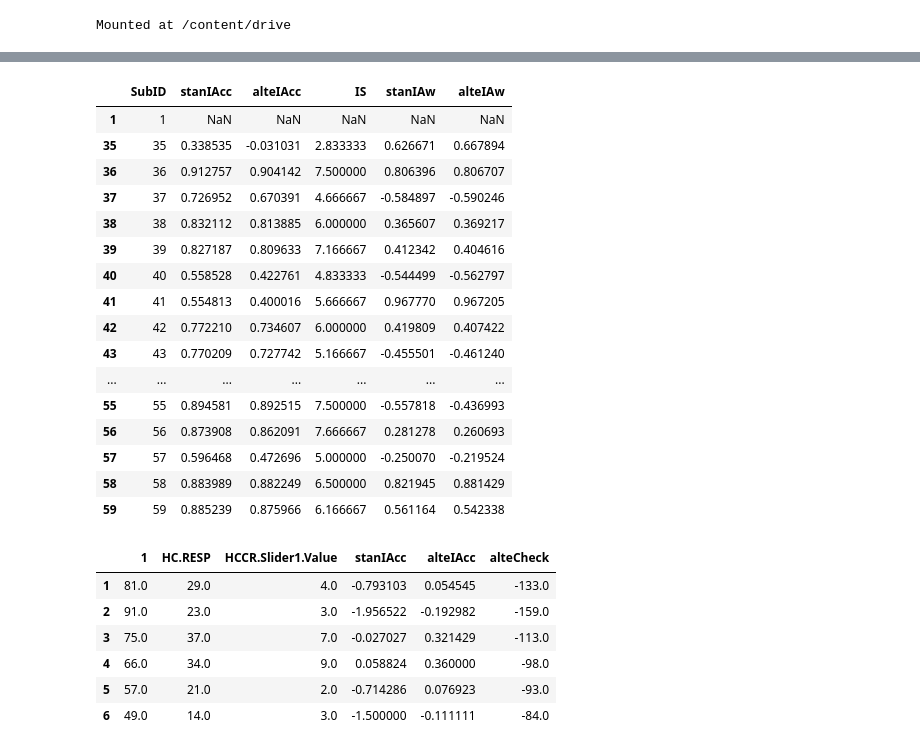
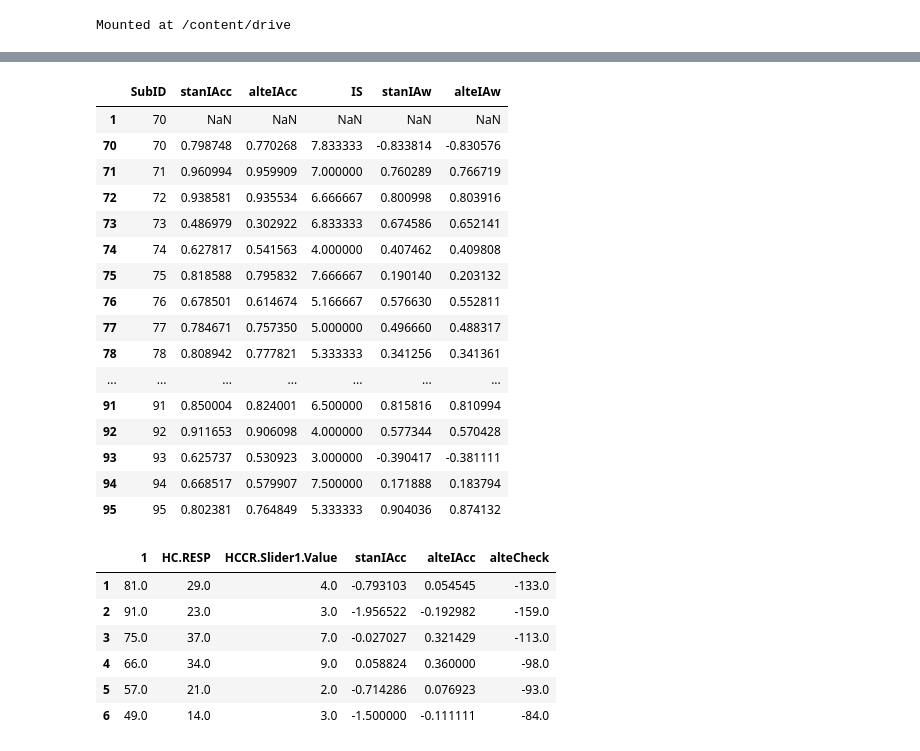
Before and after one commit to daonly/personal, a Jupyter notebook: [Conf]_physio.ipynb, the cells around one changed output, grey strips where cells are left out. Drawn from its saved outputs; the diff is of its cells as text; code cells hidden in the pictures.

```diff
--- a/[Conf]_physio.ipynb
+++ b/[Conf]_physio.ipynb
@@ -84,7 +84,7 @@ for i in range(32, 33):
 
 hrvdf = pd.DataFrame()
 
-for i in range(35,36):
+for i in range(70,71):
 
   ## SubID
   SubID = str(i)
@@ -106,7 +106,7 @@ for i in range(35,36):
   hrvnonlin = nk.hrv_nonlinear(peaks, sampling_rate=2000, show=False)
   hrvdf = pd.concat([hrvdf, hrvnonlin], axis=1, ignore_index=False)
 
-for i in range(36,60):
+for i in range(71,96):
   hrvdf1 = pd.DataFrame()
 
   ## SubID
@@ -130,7 +130,7 @@ for i in range(36,60):
   hrvdf1 = pd.concat([hrvdf1, hrvnonlin], axis=1, ignore_index=False)
   hrvdf = pd.concat([hrvdf, hrvdf1], ignore_index=True)
 
-savefile = savepath+f'/HRVDataIII_35 to 59.xlsx'
+savefile = savepath+f'/HRVDataIII_70 to 95.xlsx'
 hrvdf.to_excel(savefile, index=False)
 
 hrvdf
@@ -157,10 +157,10 @@ hrvdf
 ### HCT: range 설정 필!
 
 hctdf = pd.DataFrame()
-hctdf.loc[1, 1] = '1'  #여기도 수정 필!
+hctdf.loc[1, 1] = '70'  #여기도 수정 필!
 hctdf.columns = ['SubID']
 
-for i in range(35,60):
+for i in range(70,96):
 
   ## SubID
   SubID = str(i)
@@ -185,50 +185,50 @@ for i in range(35,60):
 
   ## count R-peaks in each epoch
   hctdf1 = pd.DataFrame()
   for j in range(6):
     slicedf = processed_df.iloc[startsignal[2*j]:endsignal[2*j]]
     rpeaks = slicedf['ECG_R_Peaks'].sum()
     hctdf1.loc[j+1, 1] = rpeaks
 
   ## calculate indices for interoceptive sensitivity
   rawcardf = pd.read_excel(datapath+f'/HCT/Cardiac-{i}.xls', header=1)
   rawcardf = rawcardf[['HC.RESP','HCCR.Slider1.Value']].iloc[2:8]
   rawcardf.index = range(1,7)
   hctdf1 = pd.concat([hctdf1, rawcardf], axis=1, ignore_index=False)
   hctdf1['stanIAcc'] = 1 - abs(hctdf1['HC.RESP']-hctdf1[1])/hctdf1[1]
   hctdf1['alteIAcc'] = 1 - abs(hctdf1['HC.RESP']-hctdf1[1])*2/(hctdf1['HC.RESP']+hctdf1[1])
   hctdf1['alteCheck'] = hctdf1['HC.RESP'] - hctdf1[1]*2
   if (hctdf1['alteCheck'] > 0).any():
     print(f'Need alteIAcc analyses due to sub{i}')
   hctdf.loc[i, 'stanIAcc'] = hctdf1['stanIAcc'].mean()
   hctdf.loc[i, 'alteIAcc'] = hctdf1['alteIAcc'].mean()
   hctdf.loc[i, 'IS'] = hctdf1['HCCR.Slider1.Value'].mean()
   hctdf.loc[i, 'stanIAw'] = hctdf1['stanIAcc'].corr(hctdf1['HCCR.Slider1.Value'])
   hctdf.loc[i, 'alteIAw'] = hctdf1['alteIAcc'].corr(hctdf1['HCCR.Slider1.Value'])
 
 hctdf = hctdf[['SubID', 'stanIAcc', 'alteIAcc', 'IS', 'stanIAw', 'alteIAw']]
-savefile = savepath+f'/HCTData_Pilot_35_59.xlsx'
+savefile = savepath+f'/HCTData_Pilot_70 to 95.xlsx'
 hctdf.to_excel(savefile, index=False)
 
 hctdf
 # %% [output]
 |  | SubID | stanIAcc | alteIAcc | IS | stanIAw | alteIAw |
-| 1 | 1 | NaN | NaN | NaN | NaN | NaN |
-| 35 | 35 | 0.338535 | -0.031031 | 2.833333 | 0.626671 | 0.667894 |
-| 36 | 36 | 0.912757 | 0.904142 | 7.500000 | 0.806396 | 0.806707 |
-| 37 | 37 | 0.726952 | 0.670391 | 4.666667 | -0.584897 | -0.590246 |
-| 38 | 38 | 0.832112 | 0.813885 | 6.000000 | 0.365607 | 0.369217 |
-| 39 | 39 | 0.827187 | 0.809633 | 7.166667 | 0.412342 | 0.404616 |
-| 40 | 40 | 0.558528 | 0.422761 | 4.833333 | -0.544499 | -0.562797 |
-| 41 | 41 | 0.554813 | 0.400016 | 5.666667 | 0.967770 | 0.967205 |
-| 42 | 42 | 0.772210 | 0.734607 | 6.000000 | 0.419809 | 0.407422 |
-| 43 | 43 | 0.770209 | 0.727742 | 5.166667 | -0.455501 | -0.461240 |
+| 1 | 70 | NaN | NaN | NaN | NaN | NaN |
+| 70 | 70 | 0.798748 | 0.770268 | 7.833333 | -0.833814 | -0.830576 |
+| 71 | 71 | 0.960994 | 0.959909 | 7.000000 | 0.760289 | 0.766719 |
+| 72 | 72 | 0.938581 | 0.935534 | 6.666667 | 0.800998 | 0.803916 |
+| 73 | 73 | 0.486979 | 0.302922 | 6.833333 | 0.674586 | 0.652141 |
+| 74 | 74 | 0.627817 | 0.541563 | 4.000000 | 0.407462 | 0.409808 |
+| 75 | 75 | 0.818588 | 0.795832 | 7.666667 | 0.190140 | 0.203132 |
+| 76 | 76 | 0.678501 | 0.614674 | 5.166667 | 0.576630 | 0.552811 |
+| 77 | 77 | 0.784671 | 0.757350 | 5.000000 | 0.496660 | 0.488317 |
+| 78 | 78 | 0.808942 | 0.777821 | 5.333333 | 0.341256 | 0.341361 |
 | ... | ... | ... | ... | ... | ... | ... |
-| 55 | 55 | 0.894581 | 0.892515 | 7.500000 | -0.557818 | -0.436993 |
-| 56 | 56 | 0.873908 | 0.862091 | 7.666667 | 0.281278 | 0.260693 |
-| 57 | 57 | 0.596468 | 0.472696 | 5.000000 | -0.250070 | -0.219524 |
-| 58 | 58 | 0.883989 | 0.882249 | 6.500000 | 0.821945 | 0.881429 |
-| 59 | 59 | 0.885239 | 0.875966 | 6.166667 | 0.561164 | 0.542338 |
+| 91 | 91 | 0.850004 | 0.824001 | 6.500000 | 0.815816 | 0.810994 |
+| 92 | 92 | 0.911653 | 0.906098 | 4.000000 | 0.577344 | 0.570428 |
+| 93 | 93 | 0.625737 | 0.530923 | 3.000000 | -0.390417 | -0.381111 |
+| 94 | 94 | 0.668517 | 0.579907 | 7.500000 | 0.171888 | 0.183794 |
+| 95 | 95 | 0.802381 | 0.764849 | 5.333333 | 0.904036 | 0.874132 |
 # %%
 hctdf1
 # %% [output]
```
Also changed, not shown: parts of 3 cells of this notebook.
